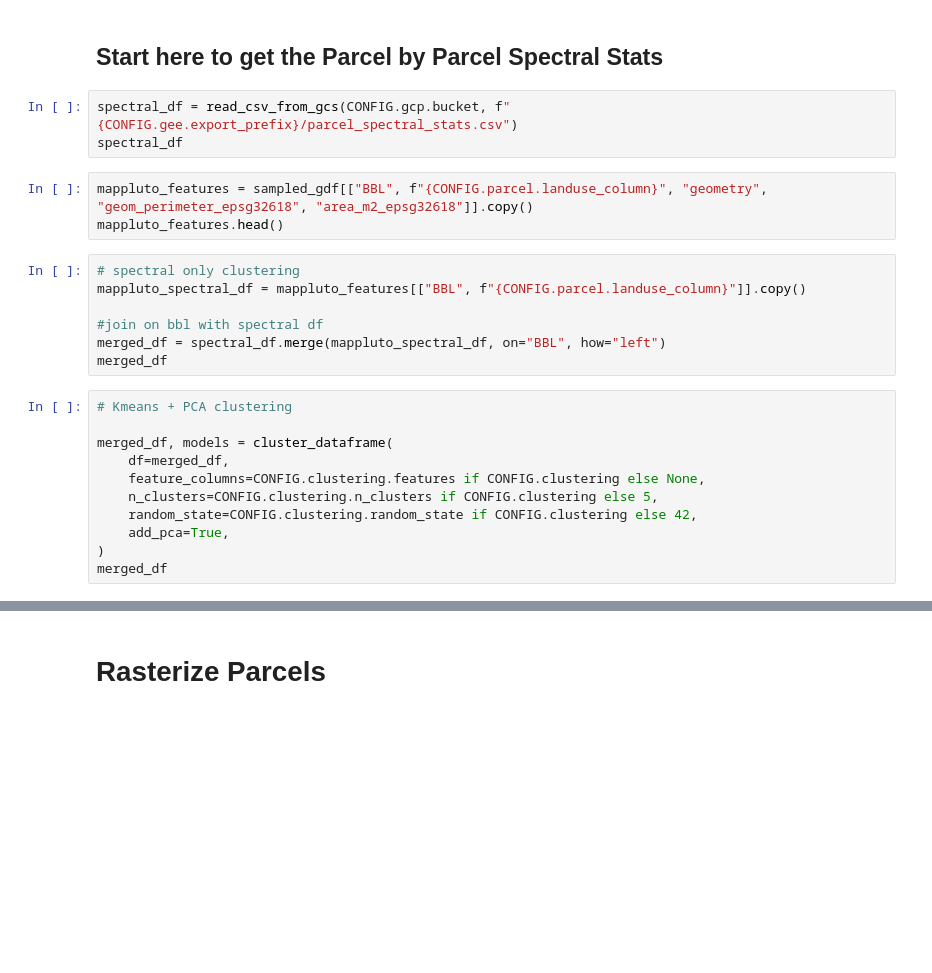
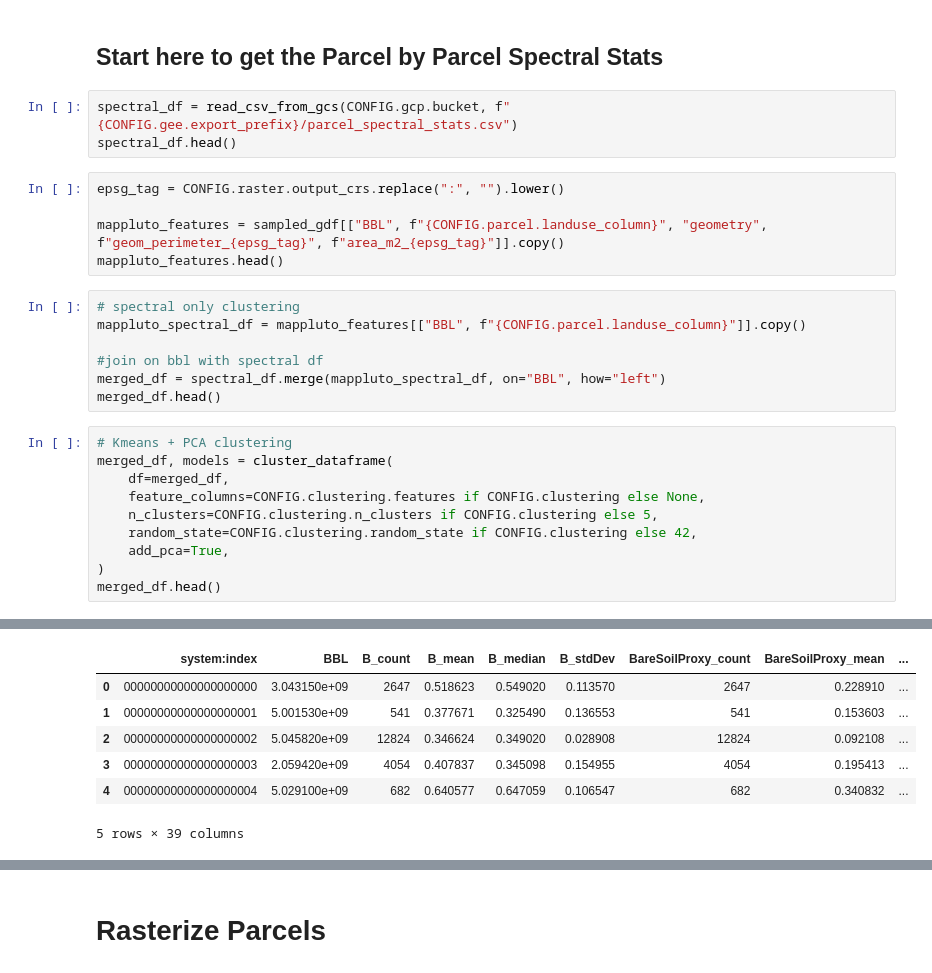
Before and after one commit to poltergeistjoya/Vacant_Lot_Detection, a Jupyter notebook: EDA/01_cluster_lots.ipynb, the cells around one changed output, grey strips where cells are left out. Saved outputs shown, nothing was run; the diff lists cells and outputs as text; blank space fills up the shorter version.

```diff
--- a/EDA/01_cluster_lots.ipynb
+++ b/EDA/01_cluster_lots.ipynb
@@ -126,9 +127,11 @@ f"gs://{bucket_name}/{gcs_prefix}/{gcs_filename}"
 ## Start here to get the Parcel by Parcel Spectral Stats
 # %%
 spectral_df = read_csv_from_gcs(CONFIG.gcp.bucket, f"{CONFIG.gee.export_prefix}/parcel_spectral_stats.csv")
-spectral_df
+spectral_df.head()
 # %%
-mappluto_features = sampled_gdf[["BBL", f"{CONFIG.parcel.landuse_column}", "geometry", "geom_perimeter_epsg32618", "area_m2_epsg32618"]].copy()
+epsg_tag = CONFIG.raster.output_crs.replace(":", "").lower()
+
+mappluto_features = sampled_gdf[["BBL", f"{CONFIG.parcel.landuse_column}", "geometry", f"geom_perimeter_{epsg_tag}", f"area_m2_{epsg_tag}"]].copy()
 mappluto_features.head()
 # %%
 # spectral only clustering
@@ -136,10 +139,9 @@ mappluto_spectral_df = mappluto_features[["BBL", f"{CONFIG.parcel.landuse_column
 
 #join on bbl with spectral df
 merged_df = spectral_df.merge(mappluto_spectral_df, on="BBL", how="left")
-merged_df
+merged_df.head()
 # %%
 # Kmeans + PCA clustering
-
 merged_df, models = cluster_dataframe(
     df=merged_df,
     feature_columns=CONFIG.clustering.features if CONFIG.clustering else None,
@@ -147,4 +149,5 @@ merged_df, models = cluster_dataframe(
     random_state=CONFIG.clustering.random_state if CONFIG.clustering else 42,
     add_pca=True,
 )
-merged_df
+merged_df.head()
+# %% [output]
@@ -151 +169,8 @@ merged_df
+|  | system:index | BBL | B_count | B_mean | B_median | B_stdDev | BareSoilProxy_count | BareSoilProxy_mean | ... |
+| 0 | 00000000000000000000 | 3.043150e+09 | 2647 | 0.518623 | 0.549020 | 0.113570 | 2647 | 0.228910 | ... |
+| 1 | 00000000000000000001 | 5.001530e+09 | 541 | 0.377671 | 0.325490 | 0.136553 | 541 | 0.153603 | ... |
+| 2 | 00000000000000000002 | 5.045820e+09 | 12824 | 0.346624 | 0.349020 | 0.028908 | 12824 | 0.092108 | ... |
+| 3 | 00000000000000000003 | 2.059420e+09 | 4054 | 0.407837 | 0.345098 | 0.154955 | 4054 | 0.195413 | ... |
+| 4 | 00000000000000000004 | 5.029100e+09 | 682 | 0.640577 | 0.647059 | 0.106547 | 682 | 0.340832 | ... |
+5 rows × 39 columns
 # %%
```
Also changed, not shown: parts of 6 cells of this notebook, 4 other files.
